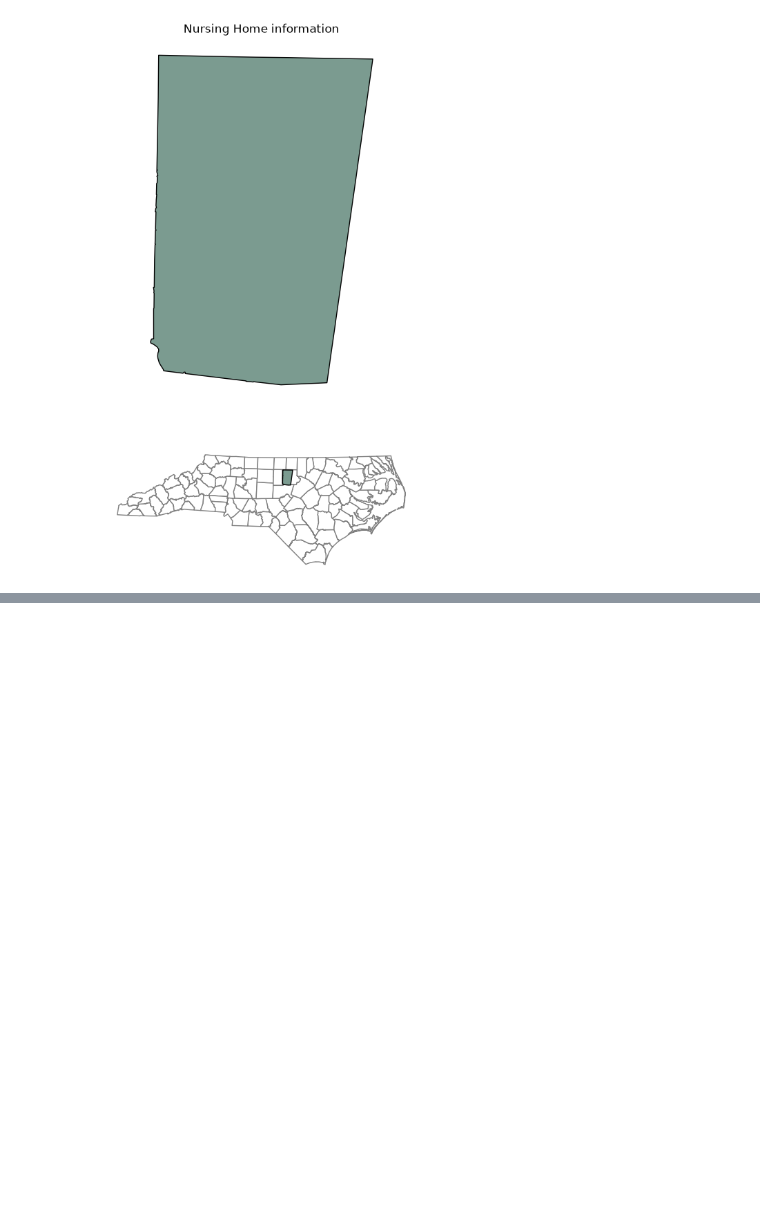
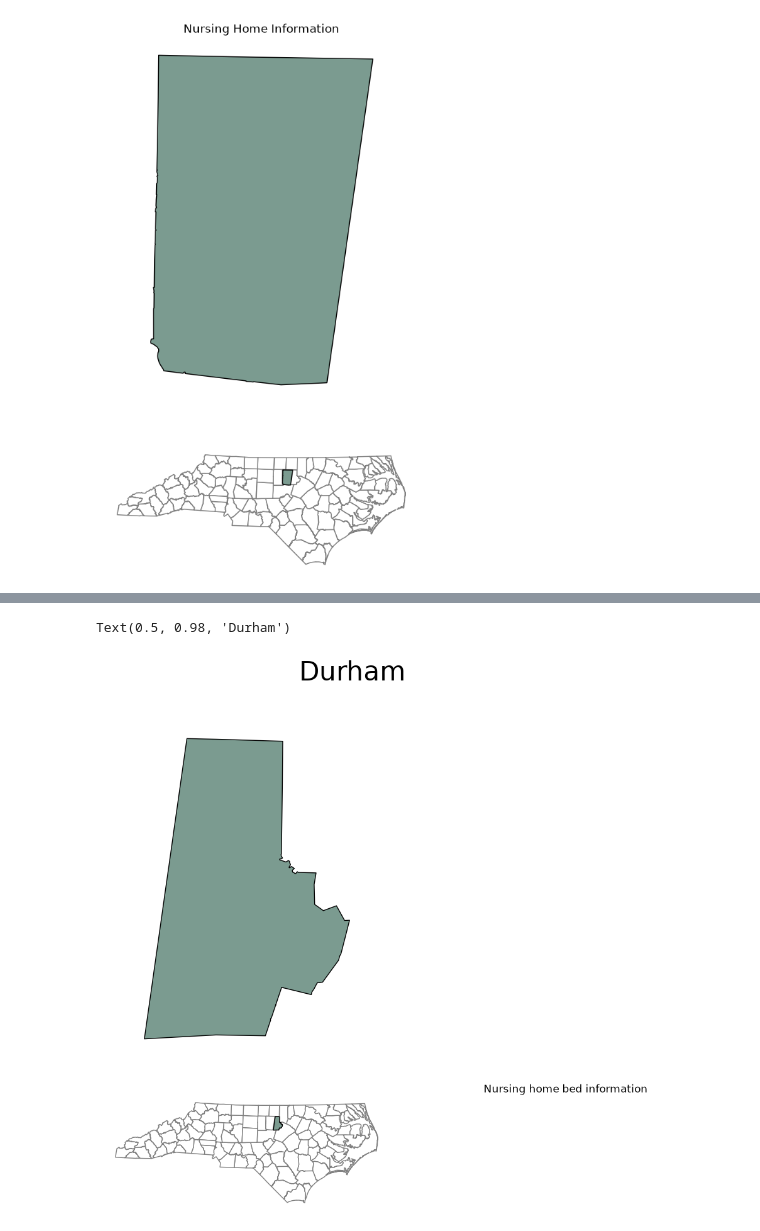
Before and after one commit to arhorton/geog592-arhorton, a Jupyter notebook: homework/week10/arhorton-hw10.ipynb, the cells around one changed output, grey strips where cells are left out. Cells and saved outputs as stored; diff of their text form; code cells hidden in the pictures; blank space fills up the shorter version.

```diff
--- a/homework/week10/arhorton-hw10.ipynb
+++ b/homework/week10/arhorton-hw10.ipynb
@@ -145,0 +154,22 @@ def county_info(county, ax):
+# %%
+fig, axes = plt.subplots(
+    2, 2,
+    figsize=(12, 10),
+    gridspec_kw={
+        "height_ratios": [3, 1],
+        "width_ratios": [2, 1]
+    }
+)
+
+county_map("Durham", axes[0, 0])
+locator_map("Durham", axes[1, 0])
+# axes[0, 1].set_title("Land and water pie chart")
+axes[1, 1].set_title("Nursing home bed information")
+
+for ax in axes.flat:
+    ax.set_axis_off()
+
+fig.suptitle("Durham", fontsize=30)
+# %% [output]
+Text(0.5, 0.98, 'Durham')
+[figure, added]
```
Also changed, not shown: parts of 18 cells of this notebook, 10 other files.
